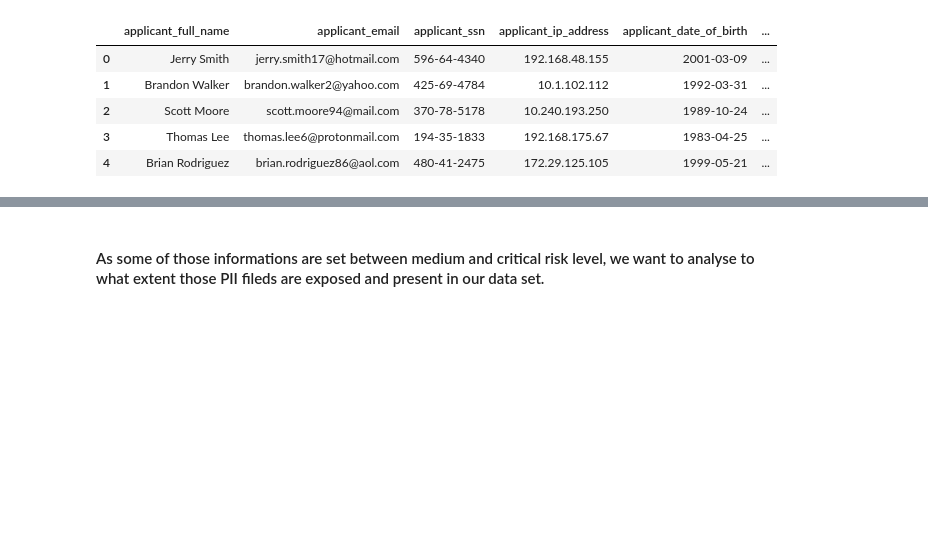
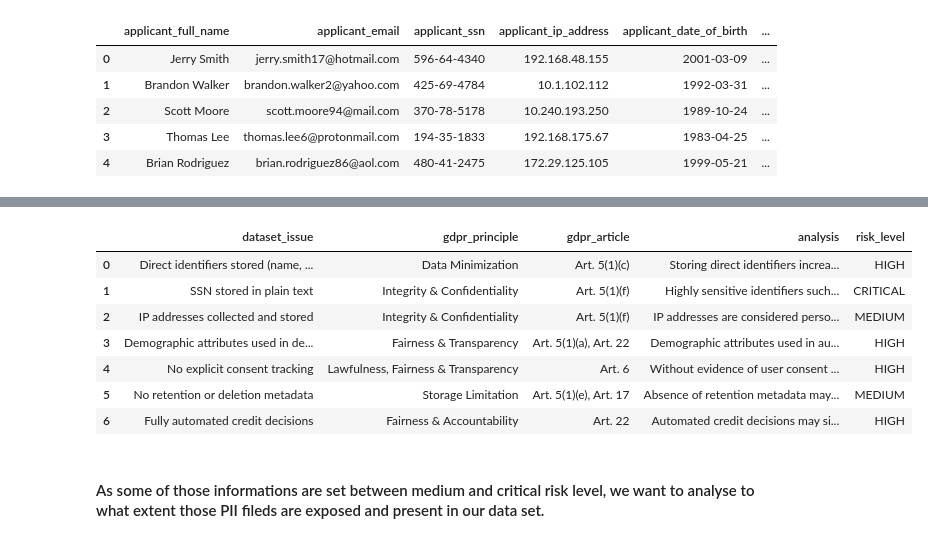
Before and after one commit to jmroque7/dego-project-team-14-TXB, a Jupyter notebook: Notebooks/03-privacy-demo.ipynb, the cells around one changed output, grey strips where cells are left out. Saved outputs shown, nothing was run; the diff lists cells and outputs as text; code cells hidden in the pictures; blank space fills up the shorter version.

```diff
--- a/Notebooks/03-privacy-demo.ipynb
+++ b/Notebooks/03-privacy-demo.ipynb
@@ -207,3 +152,83 @@ pii_inventory.style.applymap(
+# %%
+import pandas as pd
+
+# GDPR principles analysis table
+gdpr_principles_analysis = pd.DataFrame({
+
+"dataset_issue":[
+"Direct identifiers stored (name, email)",
+"SSN stored in plain text",
+"IP addresses collected and stored",
+"Demographic attributes used in decision-making",
+"No explicit consent tracking",
+"No retention or deletion metadata",
+"Fully automated credit decisions"
+],
+
+"gdpr_principle":[
+"Data Minimization",
+"Integrity & Confidentiality",
+"Integrity & Confidentiality",
+"Fairness & Transparency",
+"Lawfulness, Fairness & Transparency",
+"Storage Limitation",
+"Fairness & Accountability"
+],
+
+"gdpr_article":[
+"Art. 5(1)(c)",
+"Art. 5(1)(f)",
+"Art. 5(1)(f)",
+"Art. 5(1)(a), Art. 22",
+"Art. 6",
+"Art. 5(1)(e), Art. 17",
+"Art. 22"
+],
+
+"analysis":[
+"Storing direct identifiers increases the risk of re-identification and violates the principle of collecting only necessary data.",
+"Highly sensitive identifiers such as SSNs require strong protection measures such as encryption or pseudonymization.",
+"IP addresses are considered personal data under GDPR because they can identify individuals indirectly.",
+"Demographic attributes used in automated credit decisions may introduce discriminatory outcomes.",
+"Without evidence of user consent or legal basis, processing personal data may be unlawful.",
+"Absence of retention metadata may lead to indefinite storage of personal data.",
+"Automated credit decisions may significantly affect individuals and require human oversight."
+],
+
+"risk_level":[
+"HIGH",
+"CRITICAL",
+"MEDIUM",
+"HIGH",
+"HIGH",
+"MEDIUM",
+"HIGH"
+]
+
+})
+
+# Risk coloring function using your palette
+def highlight_risk(val):
+    if val == "CRITICAL":
+        return "background-color: #C0392B; color: white"
+    elif val == "HIGH":
+        return "background-color: #E67E22; color: white"
+    elif val == "MEDIUM":
+        return "background-color: #F1C40F"
+    elif val == "LOW":
+        return "background-color: #2ECC71; color: white"
+    return ""
+
+gdpr_principles_analysis.style.applymap(highlight_risk, subset=["risk_level"])
+# %% [output]
+|  | dataset_issue | gdpr_principle | gdpr_article | analysis | risk_level |
+| 0 | Direct identifiers stored (name, ... | Data Minimization | Art. 5(1)(c) | Storing direct identifiers increa... | HIGH |
+| 1 | SSN stored in plain text | Integrity & Confidentiality | Art. 5(1)(f) | Highly sensitive identifiers such... | CRITICAL |
+| 2 | IP addresses collected and stored | Integrity & Confidentiality | Art. 5(1)(f) | IP addresses are considered perso... | MEDIUM |
+| 3 | Demographic attributes used in de... | Fairness & Transparency | Art. 5(1)(a), Art. 22 | Demographic attributes used in au... | HIGH |
+| 4 | No explicit consent tracking | Lawfulness, Fairness & Transparency | Art. 6 | Without evidence of user consent ... | HIGH |
+| 5 | No retention or deletion metadata | Storage Limitation | Art. 5(1)(e), Art. 17 | Absence of retention metadata may... | MEDIUM |
+| 6 | Fully automated credit decisions | Fairness & Accountability | Art. 22 | Automated credit decisions may si... | HIGH |
 # %% [markdown]
 #### As some of those informations are set between medium and critical risk level, we want to analyse to what extent those PII fileds are exposed and present in our data set.
 # %%
```
Also changed, not shown: parts of 9 cells of this notebook.
